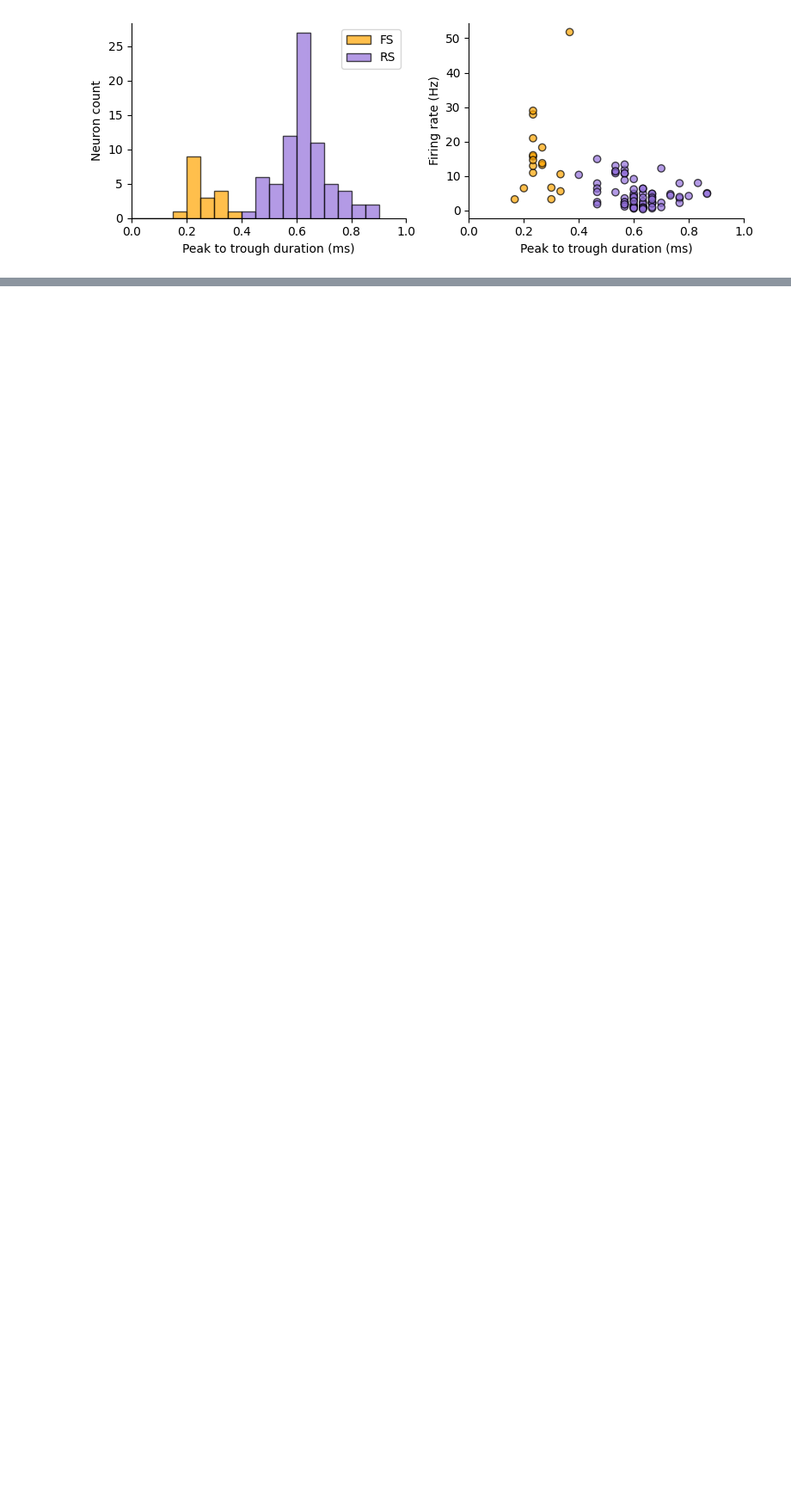
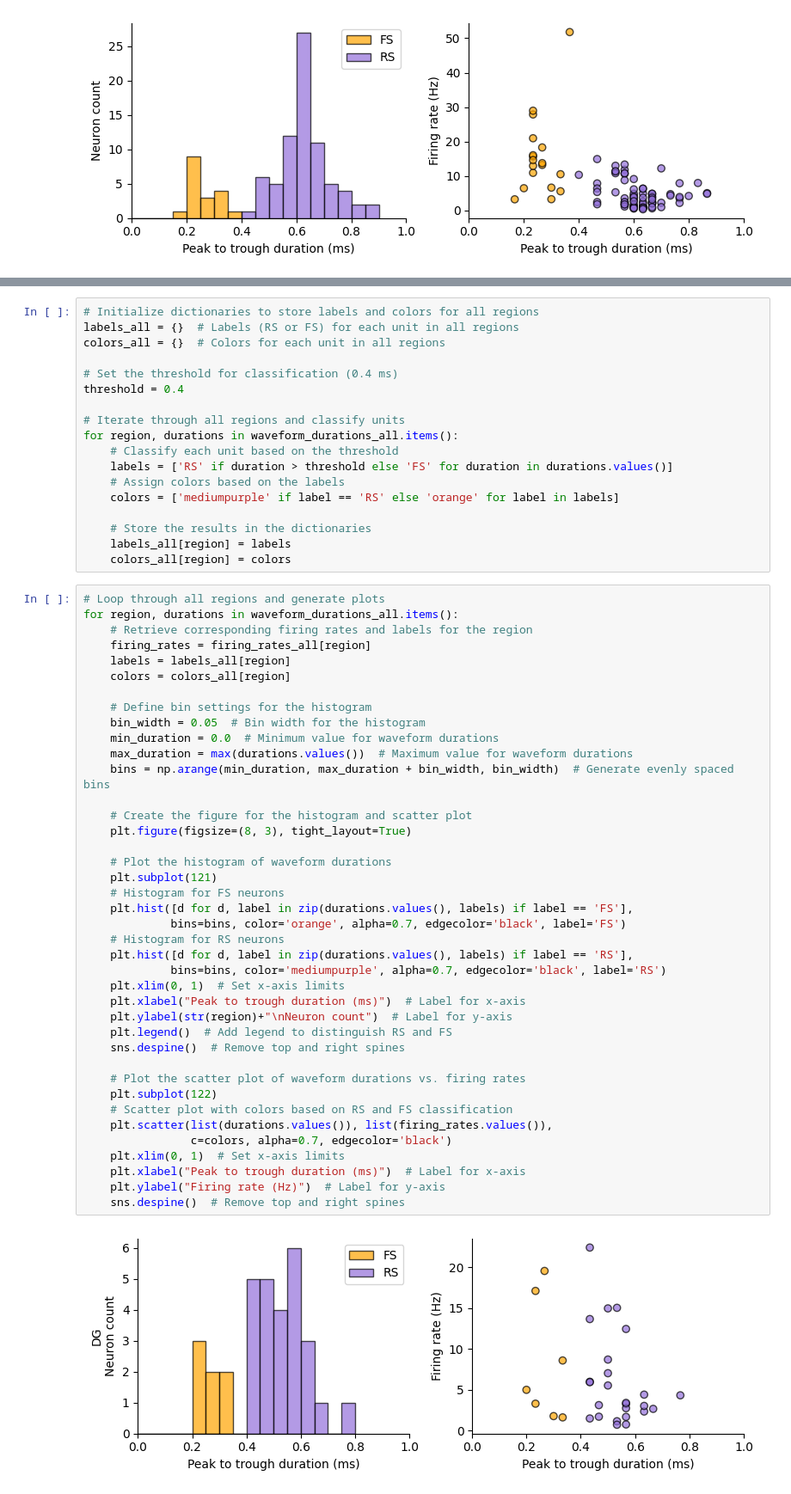
Before and after one commit to yoshihito-saito/Neural-Data-Analysis-Tutorials, a Jupyter notebook: 02_Analyse_Single_Neuron_metrics/01_ Firing properties.ipynb, the cells around one changed output, grey strips where cells are left out. Shown at 86% size. Cells and saved outputs as stored; diff of their text form; blank space fills up the shorter version.

```diff
--- a/02_Analyse_Single_Neuron_metrics/01_ Firing properties.ipynb
+++ b/02_Analyse_Single_Neuron_metrics/01_ Firing properties.ipynb
@@ -390,0 +473,60 @@ plt.savefig(output_Dir+'/unit_classification.png')
+# %%
+# Initialize dictionaries to store labels and colors for all regions
+labels_all = {}  # Labels (RS or FS) for each unit in all regions
+colors_all = {}  # Colors for each unit in all regions
+
+# Set the threshold for classification (0.4 ms)
+threshold = 0.4
+
+# Iterate through all regions and classify units
+for region, durations in waveform_durations_all.items():
+    # Classify each unit based on the threshold
+    labels = ['RS' if duration > threshold else 'FS' for duration in durations.values()]
+    # Assign colors based on the labels
+    colors = ['mediumpurple' if label == 'RS' else 'orange' for label in labels]
+
+    # Store the results in the dictionaries
+    labels_all[region] = labels
+    colors_all[region] = colors
+# %%
+# Loop through all regions and generate plots
+for region, durations in waveform_durations_all.items():
+    # Retrieve corresponding firing rates and labels for the region
+    firing_rates = firing_rates_all[region]
+    labels = labels_all[region]
+    colors = colors_all[region]
+
+    # Define bin settings for the histogram
+    bin_width = 0.05  # Bin width for the histogram
+    min_duration = 0.0  # Minimum value for waveform durations
+    max_duration = max(durations.values())  # Maximum value for waveform durations
+    bins = np.arange(min_duration, max_duration + bin_width, bin_width)  # Generate evenly spaced bins
+
+    # Create the figure for the histogram and scatter plot
+    plt.figure(figsize=(8, 3), tight_layout=True)
+
+    # Plot the histogram of waveform durations
+    plt.subplot(121)
+    # Histogram for FS neurons
+    plt.hist([d for d, label in zip(durations.values(), labels) if label == 'FS'],
+             bins=bins, color='orange', alpha=0.7, edgecolor='black', label='FS')
+    # Histogram for RS neurons
+    plt.hist([d for d, label in zip(durations.values(), labels) if label == 'RS'],
+             bins=bins, color='mediumpurple', alpha=0.7, edgecolor='black', label='RS')
+    plt.xlim(0, 1)  # Set x-axis limits
+    plt.xlabel("Peak to trough duration (ms)")  # Label for x-axis
+    plt.ylabel(str(region)+"\nNeuron count")  # Label for y-axis
+    plt.legend()  # Add legend to distinguish RS and FS
+    sns.despine()  # Remove top and right spines
+
+    # Plot the scatter plot of waveform durations vs. firing rates
+    plt.subplot(122)
+    # Scatter plot with colors based on RS and FS classification
+    plt.scatter(list(durations.values()), list(firing_rates.values()),
+                c=colors, alpha=0.7, edgecolor='black')
+    plt.xlim(0, 1)  # Set x-axis limits
+    plt.xlabel("Peak to trough duration (ms)")  # Label for x-axis
+    plt.ylabel("Firing rate (Hz)")  # Label for y-axis
+    sns.despine()  # Remove top and right spines
+# %% [output]
+[figure, added]
```
Also changed, not shown: parts of 6 cells of this notebook, 6 other files.
